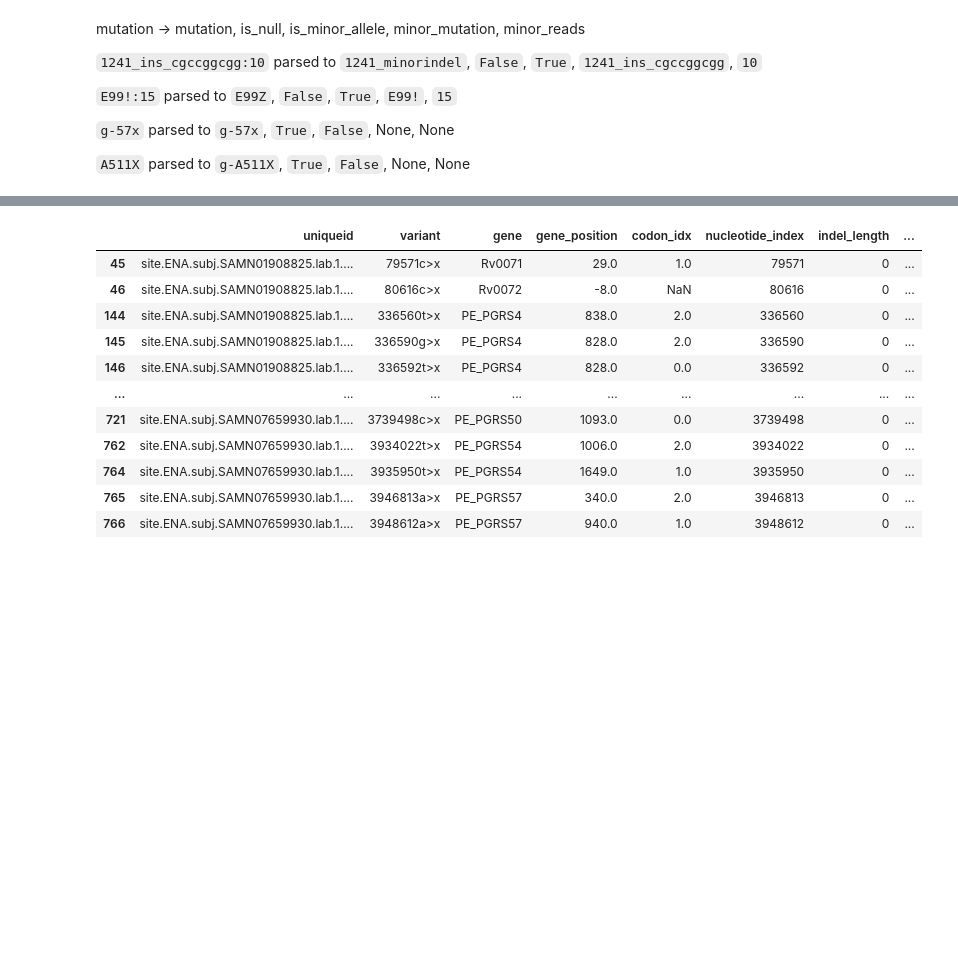
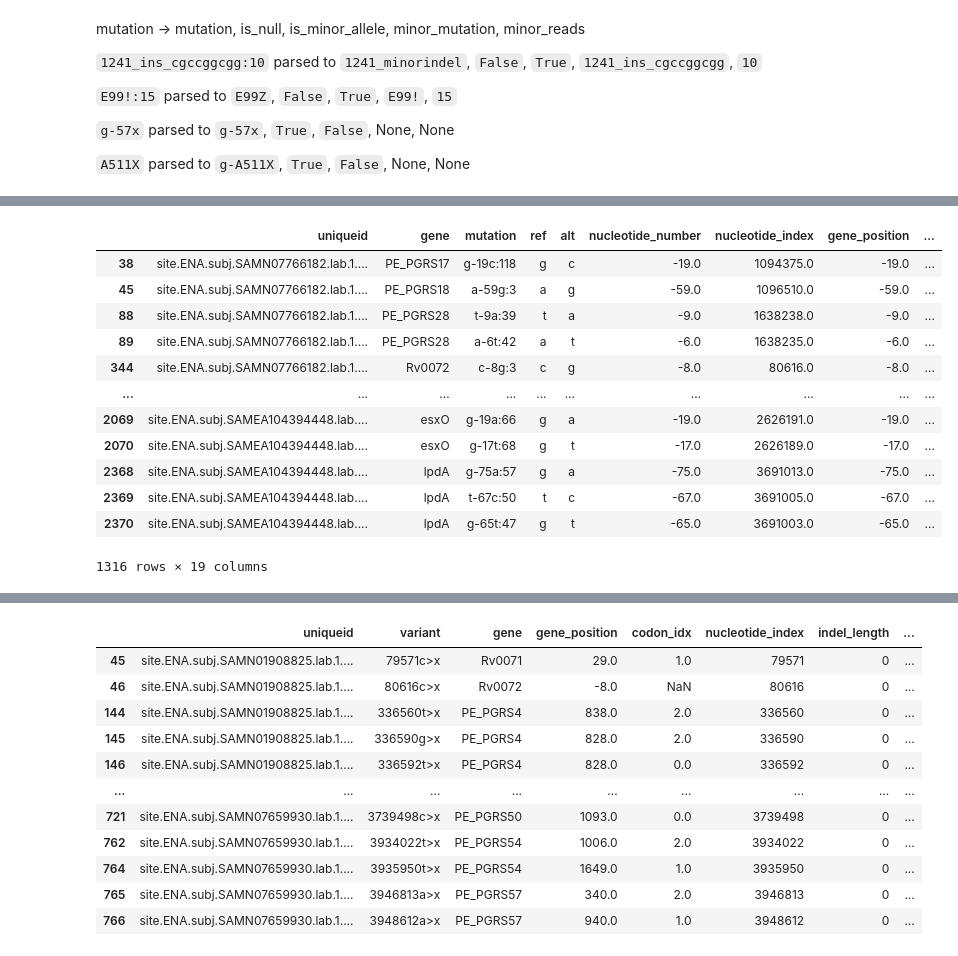
Before and after one commit to fowler-lab/pathogena-analysis-tools, a Jupyter notebook: tables/sandbox.ipynb, the cells around one changed output, grey strips where cells are left out. Saved outputs shown, nothing was run; the diff lists cells and outputs as text; code cells hidden in the pictures; blank space fills up the shorter version.

```diff
--- a/tables/sandbox.ipynb
+++ b/tables/sandbox.ipynb
@@ -257,3 +256,19 @@ def parse_mutations(row):
+# %%
+mutations[mutations.is_minor & (mutations.indel_length.isna()) & (mutations.gene_position<0)]
+# %% [output]
+|  | uniqueid | gene | mutation | ref | alt | nucleotide_number | nucleotide_index | gene_position | ... |
+| 38 | site.ENA.subj.SAMN07766182.lab.1.... | PE_PGRS17 | g-19c:118 | g | c | -19.0 | 1094375.0 | -19.0 | ... |
+| 45 | site.ENA.subj.SAMN07766182.lab.1.... | PE_PGRS18 | a-59g:3 | a | g | -59.0 | 1096510.0 | -59.0 | ... |
+| 88 | site.ENA.subj.SAMN07766182.lab.1.... | PE_PGRS28 | t-9a:39 | t | a | -9.0 | 1638238.0 | -9.0 | ... |
+| 89 | site.ENA.subj.SAMN07766182.lab.1.... | PE_PGRS28 | a-6t:42 | a | t | -6.0 | 1638235.0 | -6.0 | ... |
+| 344 | site.ENA.subj.SAMN07766182.lab.1.... | Rv0072 | c-8g:3 | c | g | -8.0 | 80616.0 | -8.0 | ... |
+| ... | ... | ... | ... | ... | ... | ... | ... | ... | ... |
+| 2069 | site.ENA.subj.SAMEA104394448.lab.... | esxO | g-19a:66 | g | a | -19.0 | 2626191.0 | -19.0 | ... |
+| 2070 | site.ENA.subj.SAMEA104394448.lab.... | esxO | g-17t:68 | g | t | -17.0 | 2626189.0 | -17.0 | ... |
+| 2368 | site.ENA.subj.SAMEA104394448.lab.... | lpdA | g-75a:57 | g | a | -75.0 | 3691013.0 | -75.0 | ... |
+| 2369 | site.ENA.subj.SAMEA104394448.lab.... | lpdA | t-67c:50 | t | c | -67.0 | 3691005.0 | -67.0 | ... |
+| 2370 | site.ENA.subj.SAMEA104394448.lab.... | lpdA | g-65t:47 | g | t | -65.0 | 3691003.0 | -65.0 | ... |
+1316 rows × 19 columns
 # %%
 VARIANTS[VARIANTS.IS_MINOR_ALLELE][:10]
 # %% [output]
```
Also changed, not shown: parts of 17 cells of this notebook, 1 other file.
